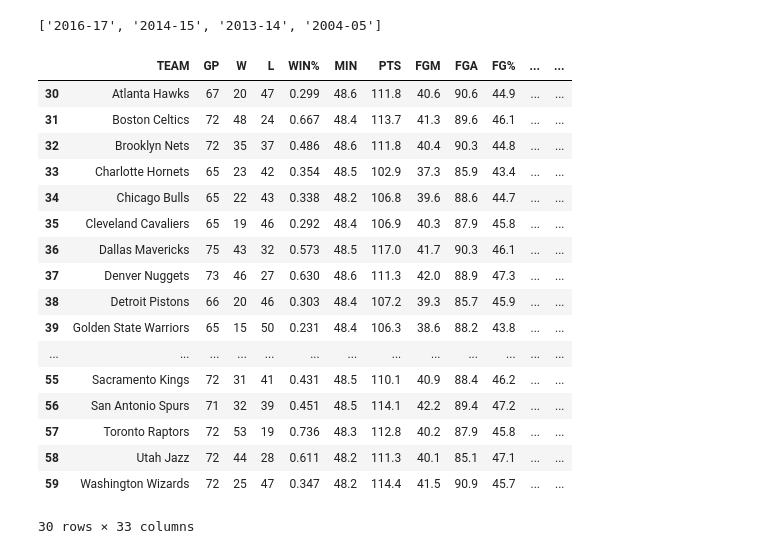
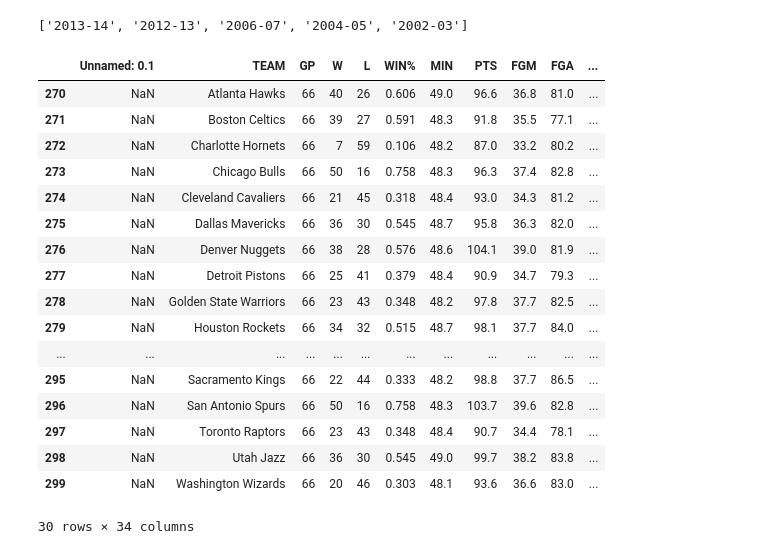
Before and after one commit to hencran/4100-Utah-Jazz-Project, a Jupyter notebook: Team-Stats-Cleaning.ipynb, the cells around one changed output. Saved outputs shown, nothing was run; the diff lists cells and outputs as text; code cells hidden in the pictures.

```diff
--- a/Team-Stats-Cleaning.ipynb
+++ b/Team-Stats-Cleaning.ipynb
@@ -27,8 +17,9 @@ df_team.loc[df_team['TEAM'] == 'New Orleans Hornets', 'TEAM'] = 'New Orleans Pel
 df_team.loc[df_team['TEAM'] == 'New Orleans/Oklahoma City Hornets', 'TEAM'] = 'New Orleans Pelicans'
 df_team.loc[df_team['TEAM'] == 'New Jersey Nets', 'TEAM'] = 'Brooklyn Nets'
 df_team.loc[df_team['TEAM'] == 'Seattle SuperSonics', 'TEAM'] = 'Oklahoma City Thunder'
+df_team.loc[df_team['TEAM'] == 'LA Clippers', 'TEAM'] = 'Los Angeles Clippers'
 
-# df_team.loc[df_team['SEASON'] == '2009-10'].tail(30)
+#df_team.loc[df_team['SEASON'] == '2009-10'].tail(30)
 # %%
 # add some categorical columns to indicate NBA champions (1 or 0) *data from wikipedia
 dict_champs = {
@@ -93,7 +85,7 @@ dict_cf =  {
     'Brooklyn Nets': ['2002-03', '2001-02'],
     'Charlotte Hornets': [],
     'Chicago Bulls': ['2010-11'],
-    'Clevland Cavaliers': ['2017-18', '2016-17', '2015-16', '2014-15', '2008-09', '2006-07'],
+    'Cleveland Cavaliers': ['2017-18', '2016-17', '2015-16', '2014-15', '2008-09', '2006-07'],
     'Dallas Mavericks': ['2010-11', '2005-06', '2002-03'],
     'Denver Nuggets': ['2019-20', '2008-09'],
     'Detroit Pistons': ['2007-08', '2006-07', '2005-06', '2004-05', '2003-04', '2002-03'],
@@ -102,7 +94,7 @@ dict_cf =  {
     'Indiana Pacers': ['2013-14', '2012-13', '2003-04'],
     'Los Angeles Clippers': [],
     'Los Angeles Lakers': ['2019-20', '2009-10', '2008-09', '2007-08', '2003-04', '2001-02', '2000-01'],
-    'Memphis Gizzlies': ['2012-13'],
+    'Memphis Grizzlies': ['2012-13'],
     'Miami Heat': ['2019-20', '2013-14', '2012-13', '2011-12', '2010-11', '2005-06'],
     'Milwaukee Bucks': ['2018-19', '2000-01'],
     'Minnesota Timberwolves': ['2003-04'],
@@ -121,8 +113,8 @@ dict_cf =  {
 }
 
 # Write above dict into team stats data
-for key in dict_made_playoffs:
-    for champ in dict_made_playoffs[key]:
+for key in dict_cf:
+    for champ in dict_cf[key]:
         # identify the row of the data frame that matches the team and season
         df_team.loc[(df_team['TEAM'] == key) & (df_team['SEASON'] == champ), 'Conf Final'] = 1
 # df_team[df_team['SEASON'] == '2019-20'].head(30)
@@ -137,11 +129,11 @@ def num_to_season_format(list_of_nums):
         else:
             list_out[i] = str(num - 1) + '-' + str(last_digits)
     return list_out
-list_in = [2017, 2015, 2014, 2005]
+list_in = [2014, 2013, 2007, 2005, 2003]
 l = num_to_season_format(list_in)
 print(l)
 # %% [output]
-['2016-17', '2014-15', '2013-14', '2004-05']
+['2013-14', '2012-13', '2006-07', '2004-05', '2002-03']
 # %%
 # Conference Semifinals appearance(1 or 0)
 dict_scf =  {
@@ -150,7 +142,7 @@ dict_scf =  {
     'Brooklyn Nets': ['2013-14', '2006-07', '2005-06', '2003-04', '2002-03', '2001-02'],
     'Charlotte Hornets': ['2001-02', '2000-01'],
     'Chicago Bulls': ['2014-15', '2012-13', '2010-11', '2006-07'],
-    'Clevland Cavaliers': ['2017-18', '2016-17', '2015-16', '2014-15', '2009-10', '2008-09', '2007-08', '2006-07', '2005-06'],
+    'Cleveland Cavaliers': ['2017-18', '2016-17', '2015-16', '2014-15', '2009-10', '2008-09', '2007-08', '2006-07', '2005-06'],
     'Dallas Mavericks': ['2010-11', '2008-09', '2005-06', '2004-05', '2002-03', '2001-02', '2000-01'],
     'Denver Nuggets': ['2019-20', '2018-19', '2008-09'],
     'Detroit Pistons': ['2007-08', '2006-07', '2005-06', '2004-05', '2003-04', '2002-03', '2001-02'],
@@ -159,7 +151,7 @@ dict_scf =  {
     'Indiana Pacers': ['2013-14', '2012-13', '2011-12', '2004-05', '2003-04'],
     'Los Angeles Clippers': ['2019-20', '2014-15', '2013-14', '2011-12', '2005-06'],
     'Los Angeles Lakers': ['2019-20', '2011-12', '2010-11', '2009-10', '2008-09', '2007-08', '2003-04', '2002-03', '2001-02', '2000-01'],
-    'Memphis Gizzlies': ['2014-15', '2012-13', '2010-11'],
+    'Memphis Grizzlies': ['2014-15', '2012-13', '2010-11'],
     'Miami Heat': ['2019-20', '2015-16', '2013-14', '2012-13', '2011-12', '2010-11', '2005-06', '2004-05', '2003-04'],
     'Milwaukee Bucks': ['2019-20', '2018-19', '2000-01'],
     'Minnesota Timberwolves': ['2003-04'],
@@ -178,8 +170,8 @@ dict_scf =  {
 }
 
 # Write above dict into team stats data
-for key in dict_made_playoffs:
-    for champ in dict_made_playoffs[key]:
+for key in dict_scf:
+    for champ in dict_scf[key]:
         # identify the row of the data frame that matches the team and season
         df_team.loc[(df_team['TEAM'] == key) & (df_team['SEASON'] == champ), 'Conf Semi'] = 1
 # df_team[df_team['SEASON'] == '2019-20'].head(30)
@@ -191,7 +183,7 @@ dict_made_playoffs = {
     'Brooklyn Nets': ['2019-20', '2018-19', '2014-15', '2013-14', '2012-13', '2006-07', '2005-06', '2004-05', '2003-04', '2002-03', '2001-02'],
     'Charlotte Hornets': ['2015-16', '2013-14', '2009-10', '2001-02', '2000-01'],
     'Chicago Bulls': ['2016-17', '2014-15', '2013-14', '2012-13', '2011-12', '2010-11', '2009-10', '2008-09', '2006-07', '2005-06', '2004-05'],
-    'Clevland Cavaliers': ['2017-18', '2016-17', '2015-16', '2014-15', '2009-10', '2008-09', '2007-08', '2006-07', '2005-06'],
+    'Cleveland Cavaliers': ['2017-18', '2016-17', '2015-16', '2014-15', '2009-10', '2008-09', '2007-08', '2006-07', '2005-06'],
     'Dallas Mavericks': ['2019-20', '2015-16', '2014-15', '2013-14', '2011-12', '2010-11', '2009-10', '2008-09', '2007-08', '2006-07', '2005-06', '2004-05', '2003-04', '2002-03', '2001-02', '2000-01'],
     'Denver Nuggets': ['2019-20', '2018-19', '2012-13', '2011-12', '2010-11', '2009-10', '2008-09', '2007-08', '2006-07', '2005-06', '2004-05', '2003-04'],
     'Detroit Pistons': ['2018-19', '2015-16', '2008-09', '2007-08', '2006-07', '2005-06', '2004-05', '2003-04', '2002-03', '2001-02'],
@@ -200,7 +192,7 @@ dict_made_playoffs = {
     'Indiana Pacers': ['2019-20', '2018-19', '2017-18', '2016-17', '2015-16', '2013-14', '2012-13', '2011-12', '2010-11', '2005-06', '2004-05', '2003-04', '2002-03', '2001-02', '2000-01'],
     'Los Angeles Clippers': ['2019-20', '2018-19', '2016-17', '2015-16', '2014-15', '2013-14', '2012-13', '2011-12', '2005-06'],
     'Los Angeles Lakers': ['2019-20', '2012-13', '2011-12', '2010-11', '2009-10', '2008-09', '2007-08', '2006-07', '2005-06', '2003-04', '2002-03', '2001-02', '2000-01'],
-    'Memphis Gizzlies': ['2016-17', '2015-16', '2014-15', '2013-14', '2012-13', '2011-12', '2010-11', '2005-06', '2004-05', '2003-04'],
+    'Memphis Grizzlies': ['2016-17', '2015-16', '2014-15', '2013-14', '2012-13', '2011-12', '2010-11', '2005-06', '2004-05', '2003-04'],
     'Miami Heat': ['2019-20', '2017-18', '2015-16', '2013-14', '2012-13', '2011-12', '2010-11', '2009-10', '2008-09', '2006-07', '2005-06', '2004-05', '2003-04', '2000-01'],
     'Milwaukee Bucks': ['2019-20', '2018-19', '2017-18', '2016-17', '2014-15', '2012-13', '2009-10', '2005-06', '2003-04', '2002-03', '2000-01'],
     'Minnesota Timberwolves': ['2017-18', '2003-04', '2002-03', '2001-02', '2000-01'],
@@ -225,25 +217,26 @@ for key in dict_made_playoffs:
         df_team.loc[(df_team['TEAM'] == key) & (df_team['SEASON'] == champ), 'Playoffs'] = 1
 #df_team[df_team['SEASON'] == '2019-20'].head(30)
 # %%
-df_team[df_team['SEASON'] == '2019-20'].head(30)
+df_team[df_team['SEASON'] == '2011-12'].head(30)
+#df_team[df_team['SEASON'] == '2000-01'].sum()
 # %% [output]
-|  | TEAM | GP | W | L | WIN% | MIN | PTS | FGM | FGA | FG% | ... | ... |
-| 30 | Atlanta Hawks | 67 | 20 | 47 | 0.299 | 48.6 | 111.8 | 40.6 | 90.6 | 44.9 | ... | ... |
-| 31 | Boston Celtics | 72 | 48 | 24 | 0.667 | 48.4 | 113.7 | 41.3 | 89.6 | 46.1 | ... | ... |
-| 32 | Brooklyn Nets | 72 | 35 | 37 | 0.486 | 48.6 | 111.8 | 40.4 | 90.3 | 44.8 | ... | ... |
-| 33 | Charlotte Hornets | 65 | 23 | 42 | 0.354 | 48.5 | 102.9 | 37.3 | 85.9 | 43.4 | ... | ... |
-| 34 | Chicago Bulls | 65 | 22 | 43 | 0.338 | 48.2 | 106.8 | 39.6 | 88.6 | 44.7 | ... | ... |
-| 35 | Cleveland Cavaliers | 65 | 19 | 46 | 0.292 | 48.4 | 106.9 | 40.3 | 87.9 | 45.8 | ... | ... |
-| 36 | Dallas Mavericks | 75 | 43 | 32 | 0.573 | 48.5 | 117.0 | 41.7 | 90.3 | 46.1 | ... | ... |
-| 37 | Denver Nuggets | 73 | 46 | 27 | 0.630 | 48.6 | 111.3 | 42.0 | 88.9 | 47.3 | ... | ... |
-| 38 | Detroit Pistons | 66 | 20 | 46 | 0.303 | 48.4 | 107.2 | 39.3 | 85.7 | 45.9 | ... | ... |
-| 39 | Golden State Warriors | 65 | 15 | 50 | 0.231 | 48.4 | 106.3 | 38.6 | 88.2 | 43.8 | ... | ... |
-| ... | ... | ... | ... | ... | ... | ... | ... | ... | ... | ... | ... | ... |
-| 55 | Sacramento Kings | 72 | 31 | 41 | 0.431 | 48.5 | 110.1 | 40.9 | 88.4 | 46.2 | ... | ... |
-| 56 | San Antonio Spurs | 71 | 32 | 39 | 0.451 | 48.5 | 114.1 | 42.2 | 89.4 | 47.2 | ... | ... |
-| 57 | Toronto Raptors | 72 | 53 | 19 | 0.736 | 48.3 | 112.8 | 40.2 | 87.9 | 45.8 | ... | ... |
-| 58 | Utah Jazz | 72 | 44 | 28 | 0.611 | 48.2 | 111.3 | 40.1 | 85.1 | 47.1 | ... | ... |
-| 59 | Washington Wizards | 72 | 25 | 47 | 0.347 | 48.2 | 114.4 | 41.5 | 90.9 | 45.7 | ... | ... |
+|  | Unnamed: 0.1 | TEAM | GP | W | L | WIN% | MIN | PTS | FGM | FGA | ... |
+| 270 | NaN | Atlanta Hawks | 66 | 40 | 26 | 0.606 | 49.0 | 96.6 | 36.8 | 81.0 | ... |
+| 271 | NaN | Boston Celtics | 66 | 39 | 27 | 0.591 | 48.3 | 91.8 | 35.5 | 77.1 | ... |
+| 272 | NaN | Charlotte Hornets | 66 | 7 | 59 | 0.106 | 48.2 | 87.0 | 33.2 | 80.2 | ... |
+| 273 | NaN | Chicago Bulls | 66 | 50 | 16 | 0.758 | 48.3 | 96.3 | 37.4 | 82.8 | ... |
+| 274 | NaN | Cleveland Cavaliers | 66 | 21 | 45 | 0.318 | 48.4 | 93.0 | 34.3 | 81.2 | ... |
+| 275 | NaN | Dallas Mavericks | 66 | 36 | 30 | 0.545 | 48.7 | 95.8 | 36.3 | 82.0 | ... |
+| 276 | NaN | Denver Nuggets | 66 | 38 | 28 | 0.576 | 48.6 | 104.1 | 39.0 | 81.9 | ... |
+| 277 | NaN | Detroit Pistons | 66 | 25 | 41 | 0.379 | 48.4 | 90.9 | 34.7 | 79.3 | ... |
+| 278 | NaN | Golden State Warriors | 66 | 23 | 43 | 0.348 | 48.2 | 97.8 | 37.7 | 82.5 | ... |
+| 279 | NaN | Houston Rockets | 66 | 34 | 32 | 0.515 | 48.7 | 98.1 | 37.7 | 84.0 | ... |
+| ... | ... | ... | ... | ... | ... | ... | ... | ... | ... | ... | ... |
+| 295 | NaN | Sacramento Kings | 66 | 22 | 44 | 0.333 | 48.2 | 98.8 | 37.7 | 86.5 | ... |
+| 296 | NaN | San Antonio Spurs | 66 | 50 | 16 | 0.758 | 48.3 | 103.7 | 39.6 | 82.8 | ... |
+| 297 | NaN | Toronto Raptors | 66 | 23 | 43 | 0.348 | 48.4 | 90.7 | 34.4 | 78.1 | ... |
+| 298 | NaN | Utah Jazz | 66 | 36 | 30 | 0.545 | 49.0 | 99.7 | 38.2 | 83.8 | ... |
+| 299 | NaN | Washington Wizards | 66 | 20 | 46 | 0.303 | 48.1 | 93.6 | 36.6 | 83.0 | ... |
-30 rows × 33 columns
+30 rows × 34 columns
 # %%
 df_team.to_csv('Data/Team-stats/Cleaned-dataframe')
```
Also changed, not shown: parts of 3 cells of this notebook, 1 other file.
